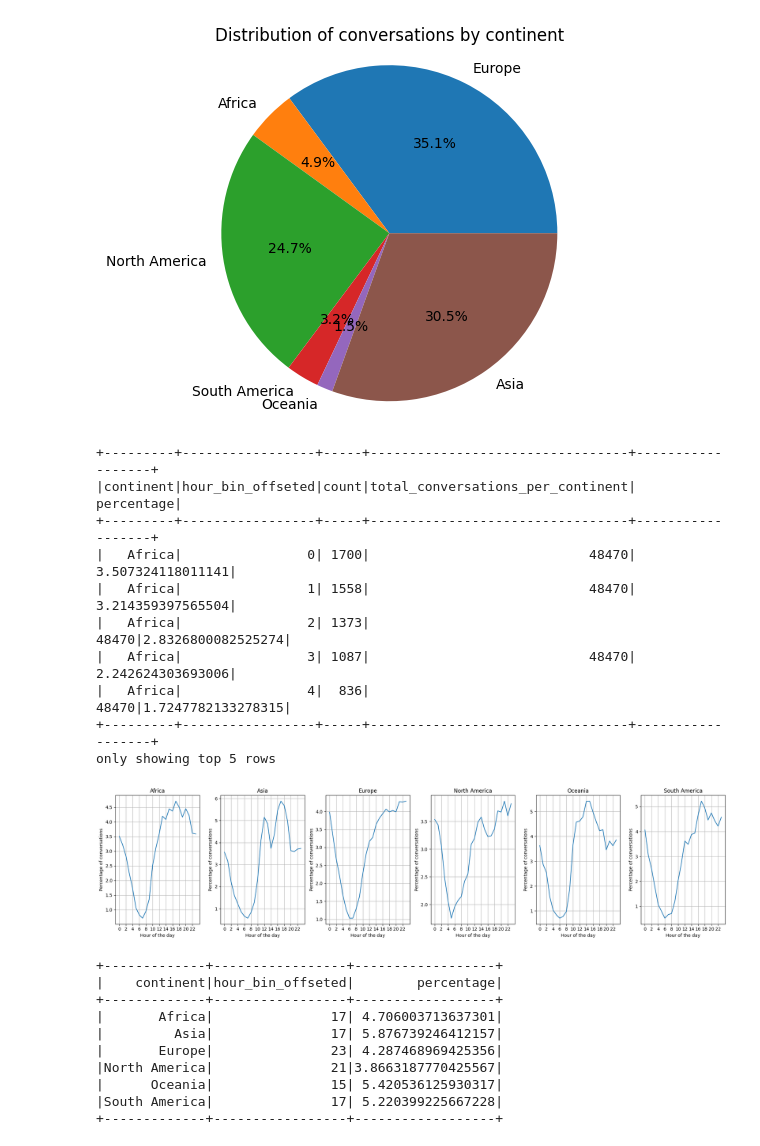
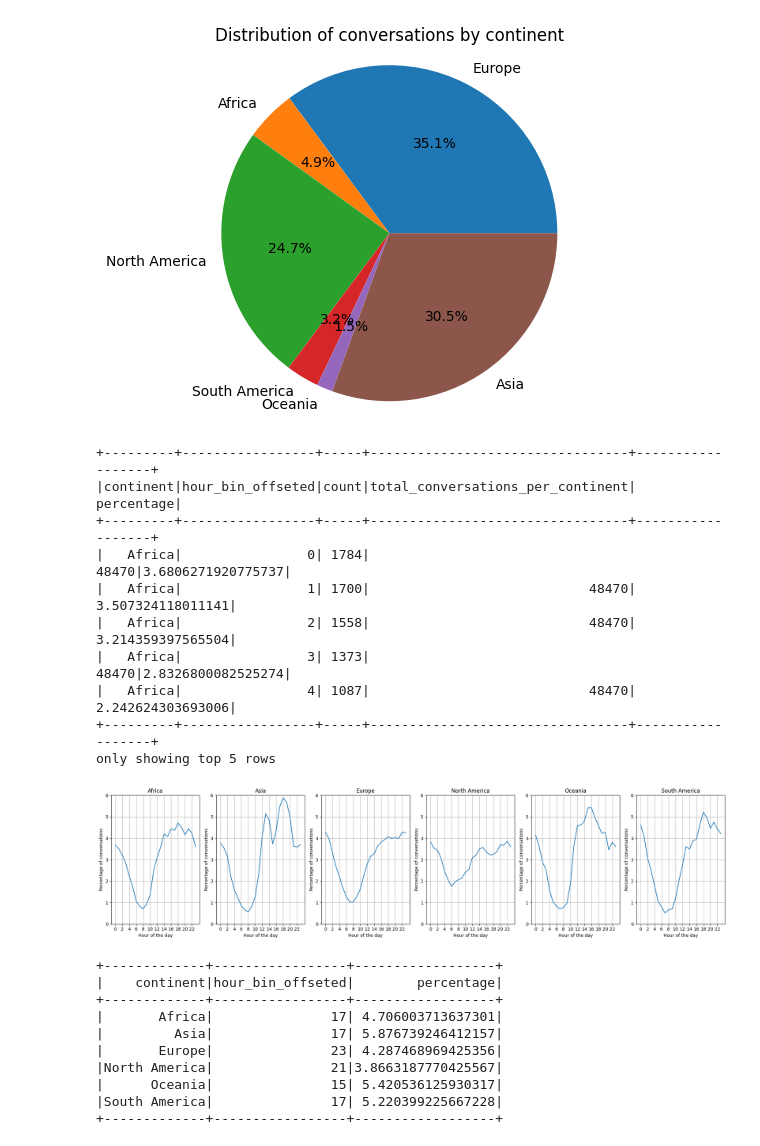
Before and after one commit to nlgkhoi/mbd-project-ut, a Jupyter notebook: khoi/notebook.ipynb, the cells around one changed output. Saved outputs shown, nothing was run; the diff lists cells and outputs as text; code cells hidden in the pictures.

```diff
--- a/khoi/notebook.ipynb
+++ b/khoi/notebook.ipynb
@@ -1337,39 +1337,41 @@ continent_hour_counts = wildchat_df.filter(col("day_of_week").between(2, 6)).gro
 total_conversations_per_continent = wildchat_df.groupBy("continent").agg(F.count("*").alias("total_conversations_per_continent"))
 continent_hour_counts = continent_hour_counts.join(total_conversations_per_continent, "continent")
 continent_hour_counts = continent_hour_counts.withColumn("percentage", (F.col("count") / F.col("total_conversations_per_continent")).cast("double") * 100)
 continent_hour_counts = continent_hour_counts.orderBy("continent", "hour_bin_offseted")
 
 continent_hour_counts.show(5)
 # Convert to pandas for plotting
 day_hour_pd = continent_hour_counts.toPandas()
 
 # Plot 6 subplots for each continent
 fig, axes = plt.subplots(1, 6, figsize=(20, 5))
 
 for i, continent in enumerate(day_hour_pd["continent"].unique()):
 	continent_data = day_hour_pd[day_hour_pd["continent"] == continent]
 	axes[i].plot(continent_data["hour_bin_offseted"], continent_data["percentage"])
 	axes[i].set_title(continent)
 	axes[i].set_xlabel("Hour of the day")
 	axes[i].set_ylabel("Percentage of conversations")
 	# set xtick
 	axes[i].set_xticks(range(0, 24, 2))
 	axes[i].grid(True)
+	# set y range
+	axes[i].set_ylim(0, 6)
 
 plt.tight_layout()
 plt.show()
 # %% [output]
 +---------+-----------------+-----+---------------------------------+------------------+
 |continent|hour_bin_offseted|count|total_conversations_per_continent|        percentage|
 +---------+-----------------+-----+---------------------------------+------------------+
-|   Africa|                0| 1700|                            48470| 3.507324118011141|
-|   Africa|                1| 1558|                            48470| 3.214359397565504|
-|   Africa|                2| 1373|                            48470|2.8326800082525274|
-|   Africa|                3| 1087|                            48470| 2.242624303693006|
-|   Africa|                4|  836|                            48470|1.7247782133278315|
+|   Africa|                0| 1784|                            48470|3.6806271920775737|
+|   Africa|                1| 1700|                            48470| 3.507324118011141|
+|   Africa|                2| 1558|                            48470| 3.214359397565504|
+|   Africa|                3| 1373|                            48470|2.8326800082525274|
+|   Africa|                4| 1087|                            48470| 2.242624303693006|
 +---------+-----------------+-----+---------------------------------+------------------+
 only showing top 5 rows
-[figure, old version]
+[figure, new version]
 # %%
 # print the busiest hour for each continent (argmax)
 tmp = continent_hour_counts.groupBy("continent").agg(F.max("count").alias("count"))
```
Also changed, not shown: parts of 21 cells of this notebook, 22 other files.
